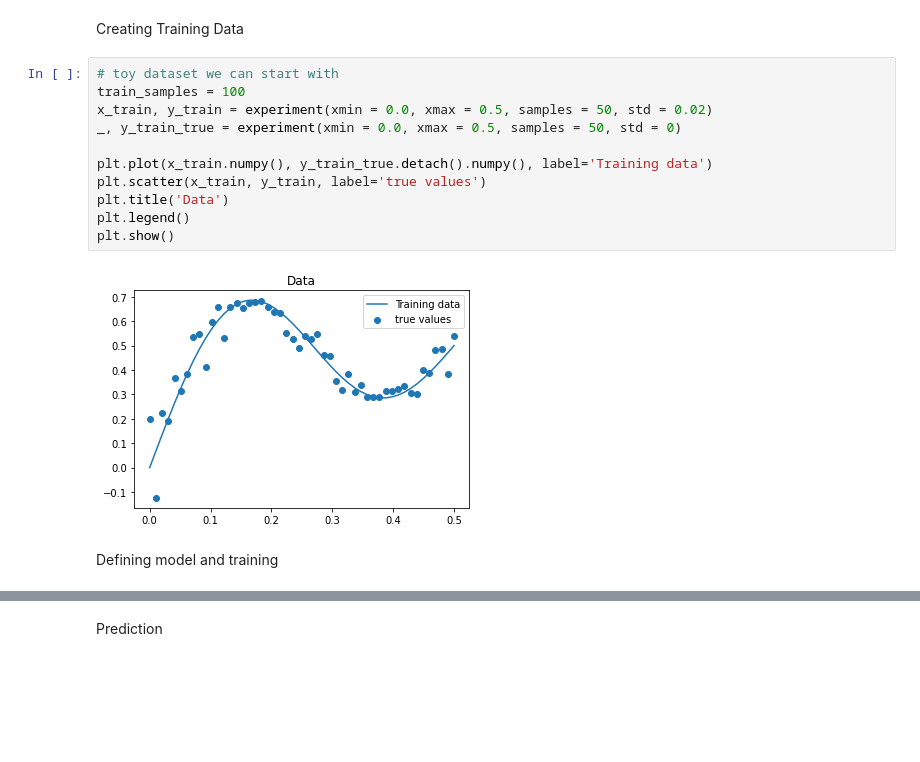
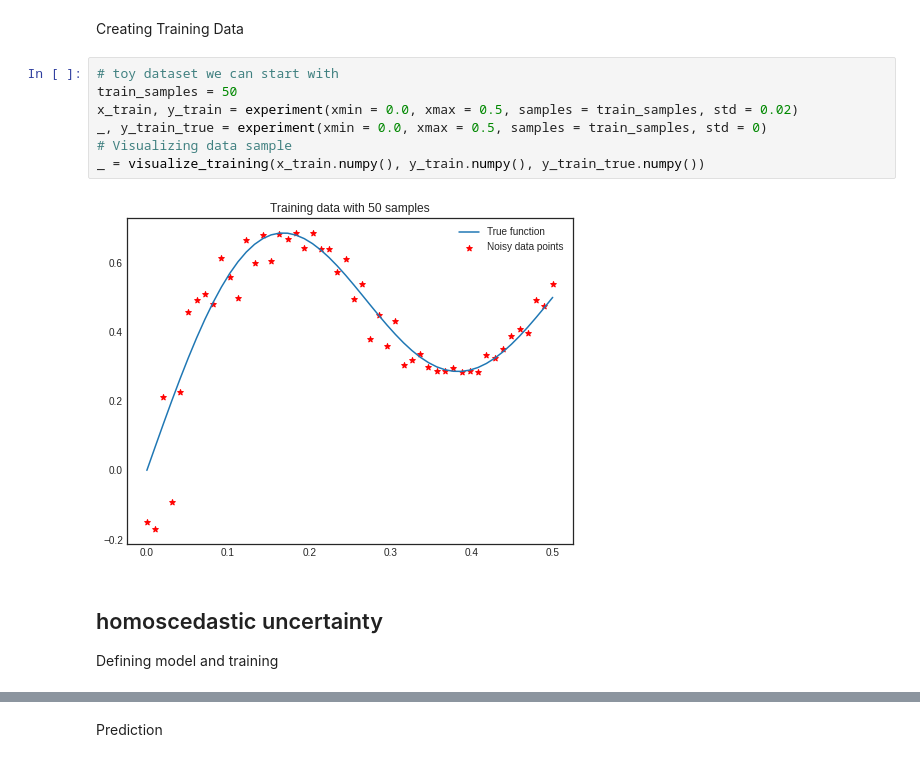
Before and after one commit to MikeS96/bayesbb, a Jupyter notebook: regressor.ipynb, the cells around one changed output, grey strips where cells are left out. Saved outputs shown, nothing was run; the diff lists cells and outputs as text; blank space fills up the shorter version.

Commit message:
Corrected predictive variance estimation and added better plots

```diff
--- a/regressor.ipynb
+++ b/regressor.ipynb
@@ -13,17 +15,14 @@ device = torch.device("cuda" if torch.cuda.is_available() else "cpu")
 Creating Training Data
 # %%
 # toy dataset we can start with
-train_samples = 100
-x_train, y_train = experiment(xmin = 0.0, xmax = 0.5, samples = 50, std = 0.02)
-_, y_train_true = experiment(xmin = 0.0, xmax = 0.5, samples = 50, std = 0)
-
-plt.plot(x_train.numpy(), y_train_true.detach().numpy(), label='Training data')
-plt.scatter(x_train, y_train, label='true values')
-plt.title('Data')
-plt.legend()
-plt.show()
+train_samples = 50
+x_train, y_train = experiment(xmin = 0.0, xmax = 0.5, samples = train_samples, std = 0.02)
+_, y_train_true = experiment(xmin = 0.0, xmax = 0.5, samples = train_samples, std = 0)
+# Visualizing data sample
+_ = visualize_training(x_train.numpy(), y_train.numpy(), y_train_true.numpy())
 # %% [output]
-[figure, old version]
+[figure, new version]
 # %% [markdown]
+## homoscedastic uncertainty
 Defining model and training
 # %%
```
Also changed, not shown: parts of 5 cells of this notebook, 3 other files.
